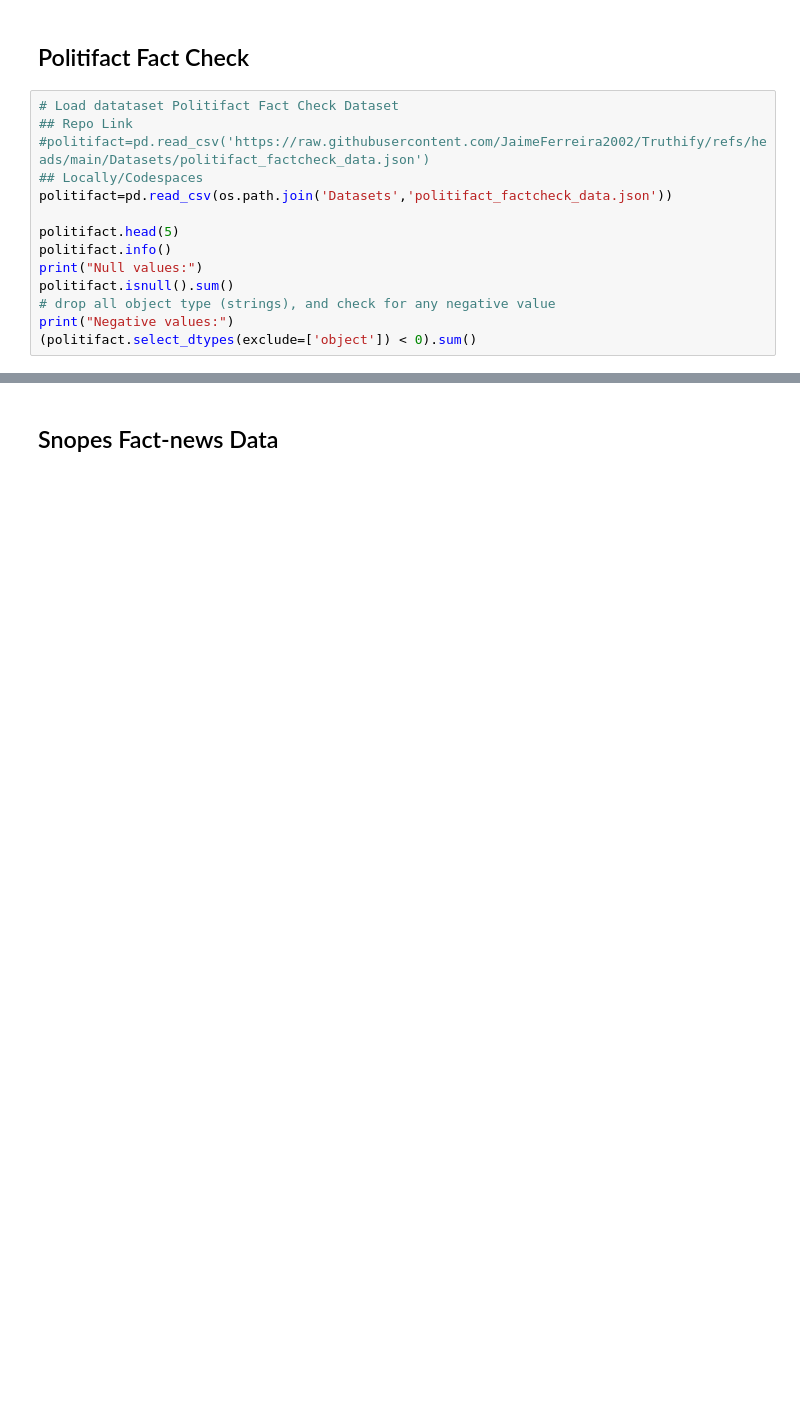
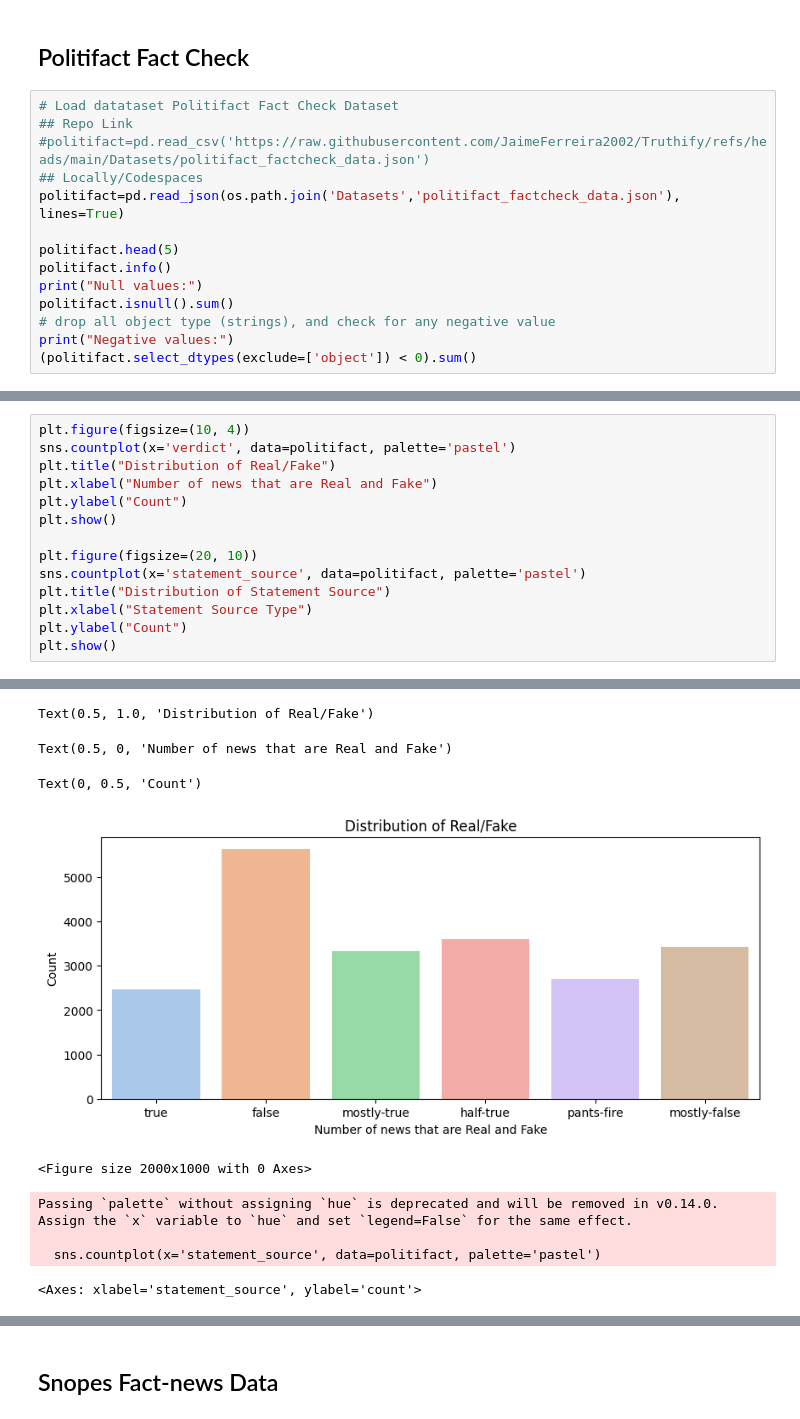
Before and after one commit to MrDuartePT/PolAIgraph, a Jupyter notebook: Truthify_EDA.ipynb, the cells around one changed output, grey strips where cells are left out. Saved outputs shown, nothing was run; the diff lists cells and outputs as text; blank space fills up the shorter version.

Commit message:
fix typo and add some graphs

```diff
--- a/Truthify_EDA.ipynb
+++ b/Truthify_EDA.ipynb
@@ -126,7 +120,7 @@ dtype: int64
 ## Repo Link
 #politifact=pd.read_csv('https://raw.githubusercontent.com/JaimeFerreira2002/Truthify/refs/heads/main/Datasets/politifact_factcheck_data.json')
 ## Locally/Codespaces
-politifact=pd.read_csv(os.path.join('Datasets','politifact_factcheck_data.json'))
+politifact=pd.read_json(os.path.join('Datasets','politifact_factcheck_data.json'), lines=True)
 
 politifact.head(5)
 politifact.info()
@@ -173,0 +166,15 @@ dtype: float64
+# %%
+plt.figure(figsize=(10, 4))
+sns.countplot(x='verdict', data=politifact, palette='pastel')
+plt.title("Distribution of Real/Fake")
+plt.xlabel("Number of news that are Real and Fake")
+plt.ylabel("Count")
+plt.show()
+
+plt.figure(figsize=(20, 10))
+sns.countplot(x='statement_source', data=politifact, palette='pastel')
+plt.title("Distribution of Statement Source")
+plt.xlabel("Statement Source Type")
+plt.ylabel("Count")
+plt.show()
+# %% [output]
@@ -173,0 +186,9 @@ dtype: float64
+Text(0.5, 1.0, 'Distribution of Real/Fake')
+Text(0.5, 0, 'Number of news that are Real and Fake')
+Text(0, 0.5, 'Count')
+[figure, added]
+<Figure size 2000x1000 with 0 Axes>
+Passing `palette` without assigning `hue` is deprecated and will be removed in v0.14.0. Assign the `x` variable to `hue` and set `legend=False` for the same effect.
+
+  sns.countplot(x='statement_source', data=politifact, palette='pastel')
+<Axes: xlabel='statement_source', ylabel='count'>
```
Also changed, not shown: parts of 5 cells of this notebook.
